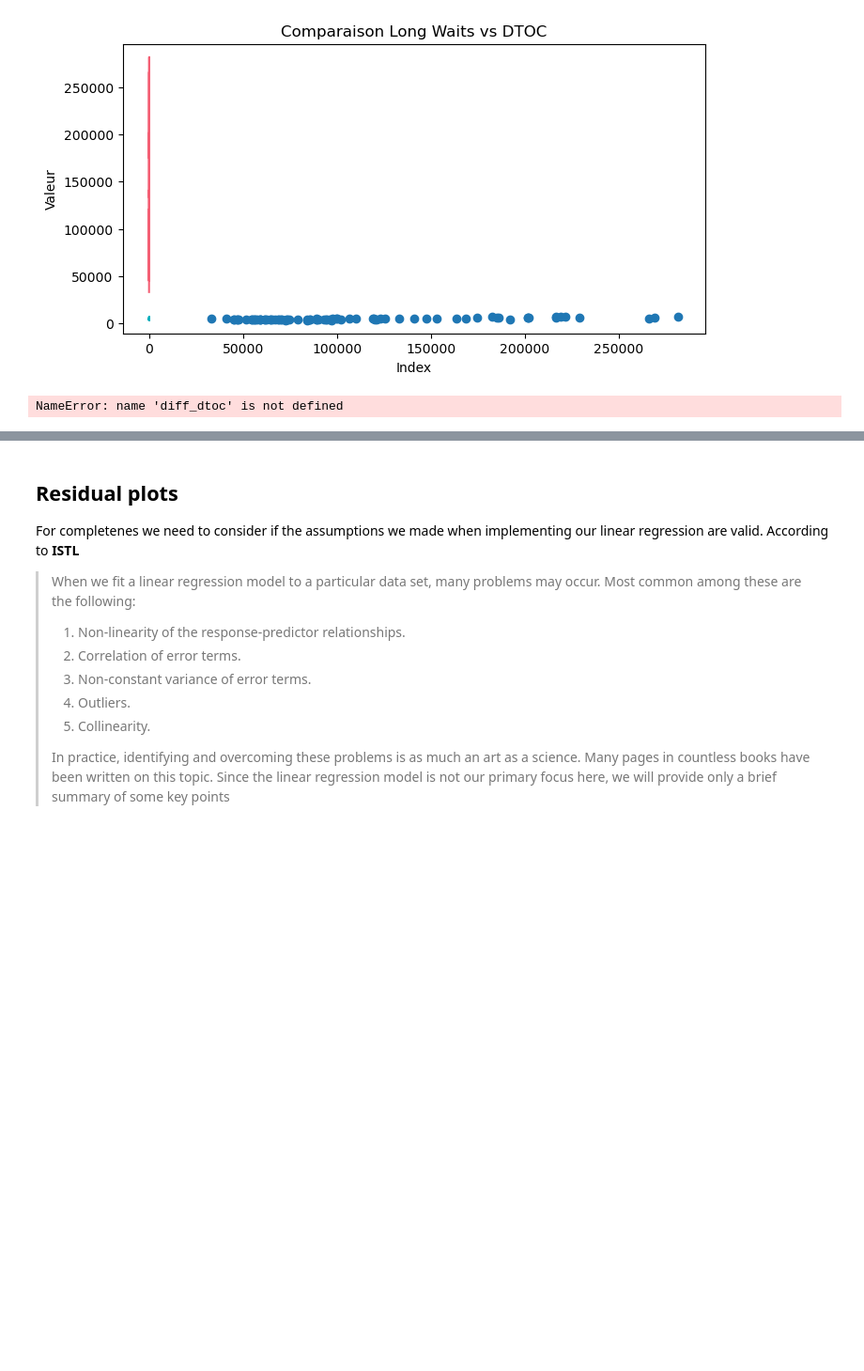
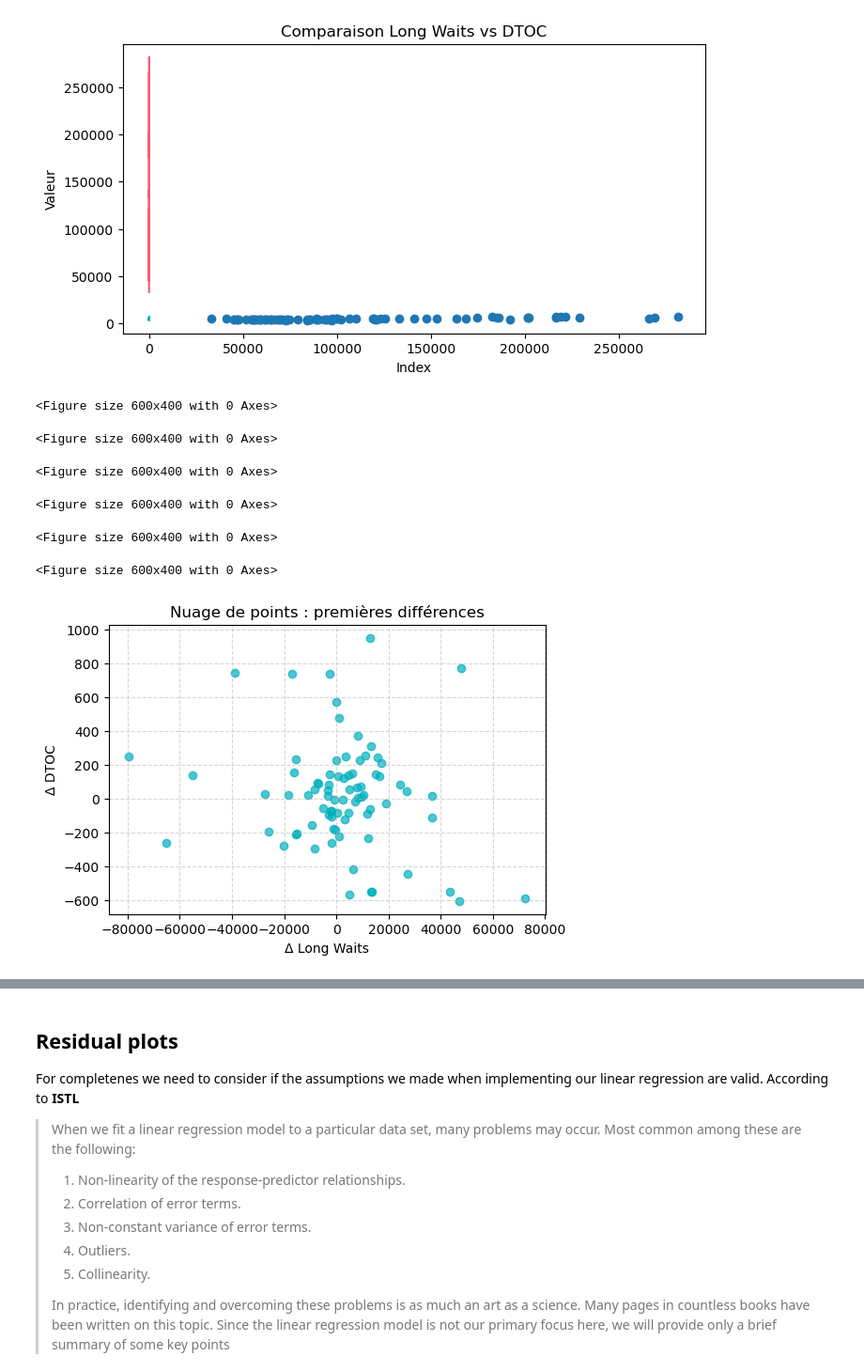
Before and after one commit to someia2026/Machine_Learning_Data_Mining, a Jupyter notebook: 01ClassicLinearRegression.ipynb, the cells around one changed output, grey strips where cells are left out. Shown at 94% size. Drawn from its saved outputs; the diff is of its cells as text; code cells hidden in the pictures; blank space fills up the shorter version.

```diff
--- a/01ClassicLinearRegression.ipynb
+++ b/01ClassicLinearRegression.ipynb
@@ -673,15 +673,23 @@ plt.show()
 diff_long = np.diff(long_waits)
 diff_dtocs = np.diff(dtocs)
 # %%
+diff_long = np.diff(long_waits)
+diff_dtocs = np.diff(dtocs)
 plt.figure(figsize=(6, 4))
-plt.scatter(diff_long, diff_dtoc, color="#00b0be", alpha=0.7)
+plt.scatter (diff_long, diff_dtocs, color="#00b0be", alpha=0.7)
 plt.title("Nuage de points : premières différences")
 plt.xlabel("Δ Long Waits")     # Δ = variation
 plt.ylabel("Δ DTOC")
 plt.grid(True, linestyle="--", alpha=0.5)
 plt.show()
 # %% [output]
-NameError: name 'diff_dtoc' is not defined
+<Figure size 600x400 with 0 Axes>
+<Figure size 600x400 with 0 Axes>
+<Figure size 600x400 with 0 Axes>
+<Figure size 600x400 with 0 Axes>
+<Figure size 600x400 with 0 Axes>
+<Figure size 600x400 with 0 Axes>
+[figure, added]
 # %%
 # ✅ Ajouter une constante pour le modèle (intercept)
 X = sm.add_constant(diff_long)   # Ajoute une colonne de 1 pour "a"
```
Also changed, not shown: parts of 2 cells of this notebook.
